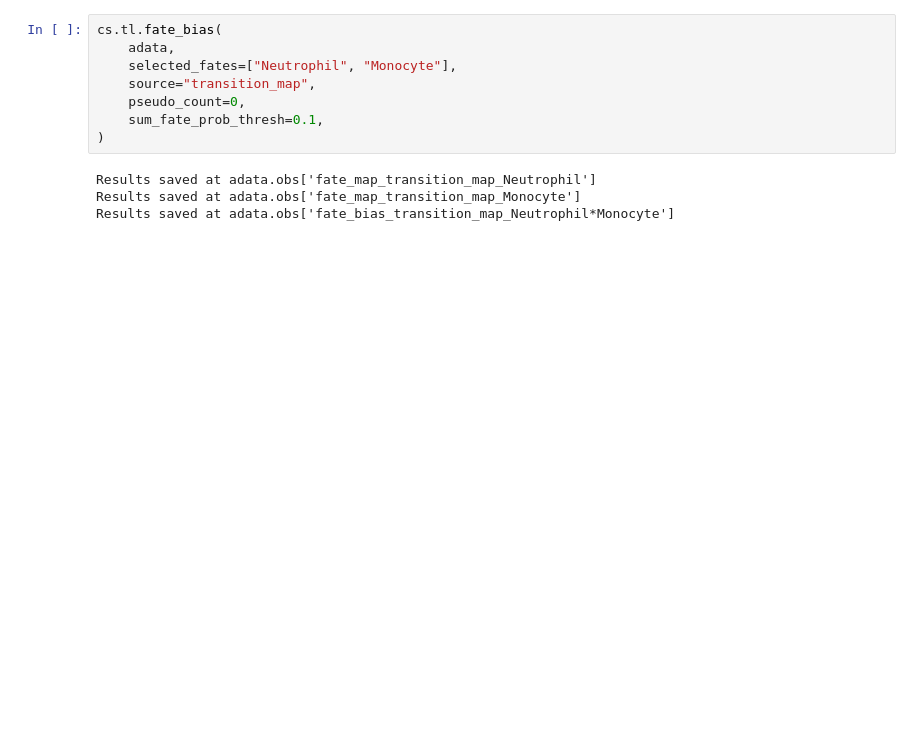
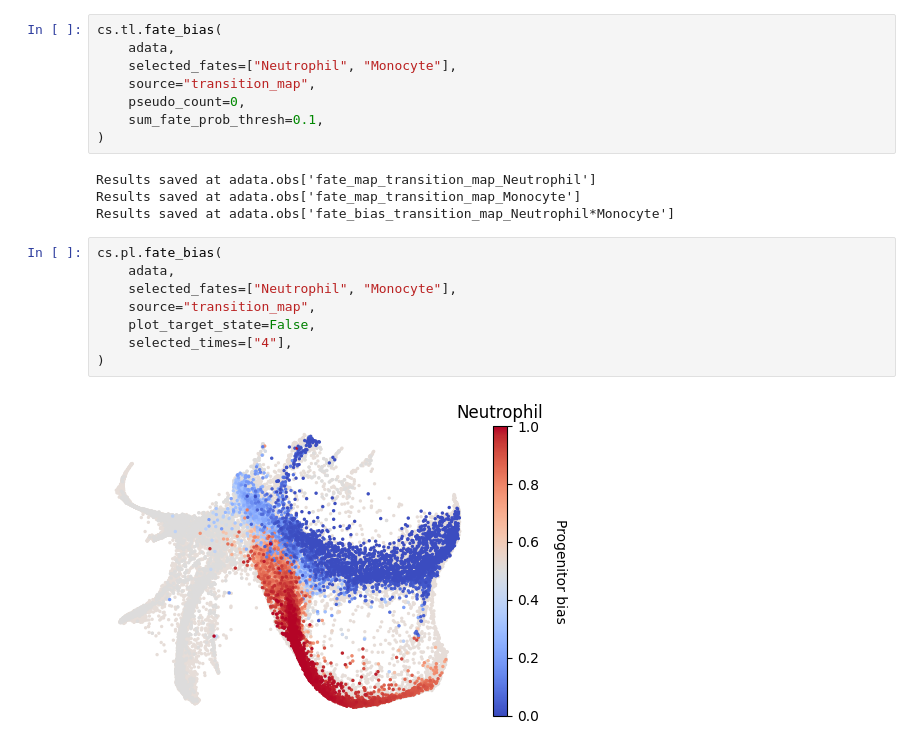
Before and after one commit to SZ-yang/SCSeq_LineageBarcoding, a Jupyter notebook: kevin/Writeup4_cospar/Writeup4_cospar-LARRY_postprocess.ipynb, the cells around one changed output. Cells and saved outputs as stored; diff of their text form; blank space fills up the shorter version.

```diff
--- a/kevin/Writeup4_cospar/Writeup4_cospar-LARRY_postprocess.ipynb
+++ b/kevin/Writeup4_cospar/Writeup4_cospar-LARRY_postprocess.ipynb
@@ -84,6 +93,16 @@ cs.tl.fate_bias(
 Results saved at adata.obs['fate_map_transition_map_Neutrophil']
 Results saved at adata.obs['fate_map_transition_map_Monocyte']
 Results saved at adata.obs['fate_bias_transition_map_Neutrophil*Monocyte']
+# %%
+cs.pl.fate_bias(
+    adata,
+    selected_fates=["Neutrophil", "Monocyte"],
+    source="transition_map",
+    plot_target_state=False,
+    selected_times=["4"],
+)
+# %% [output]
+[figure, added]
 # %%
 adata
 # %% [output]
```
Also changed, not shown: parts of 13 cells of this notebook.
